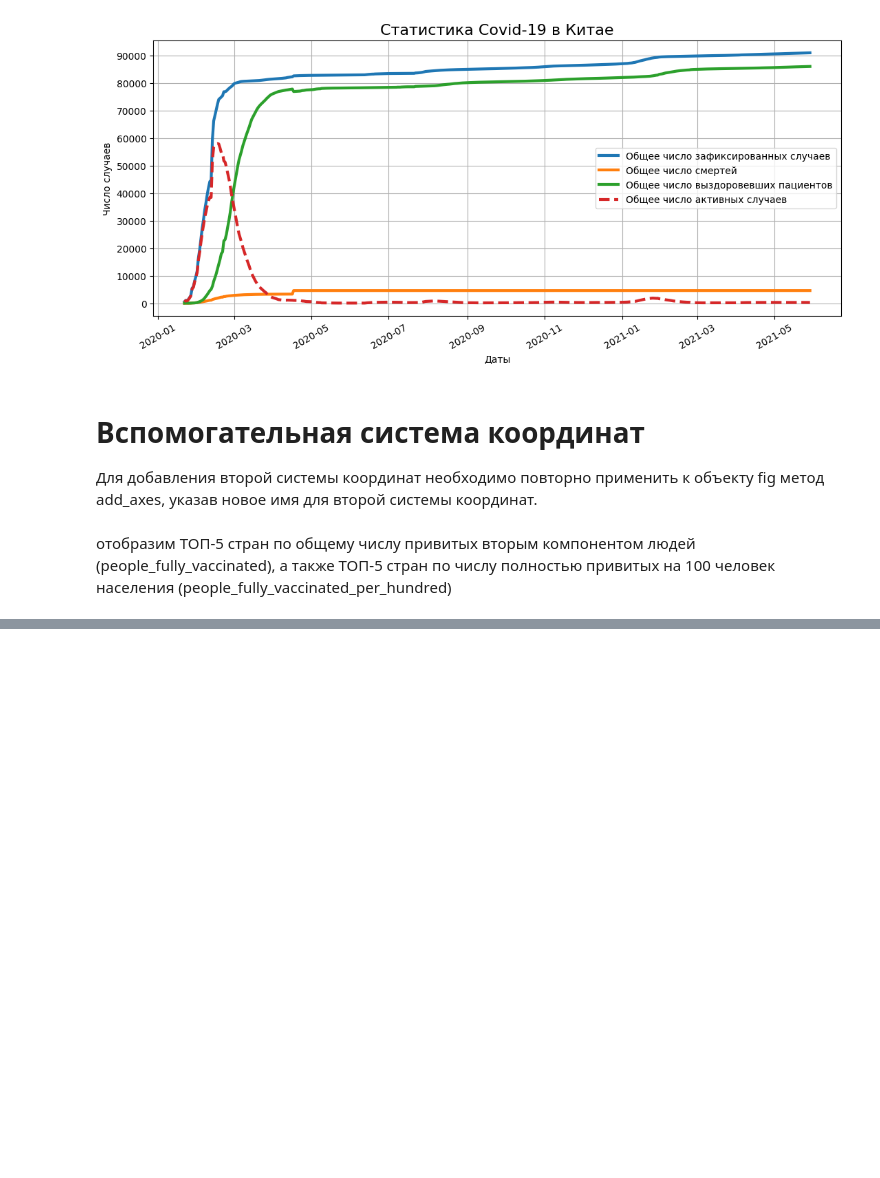
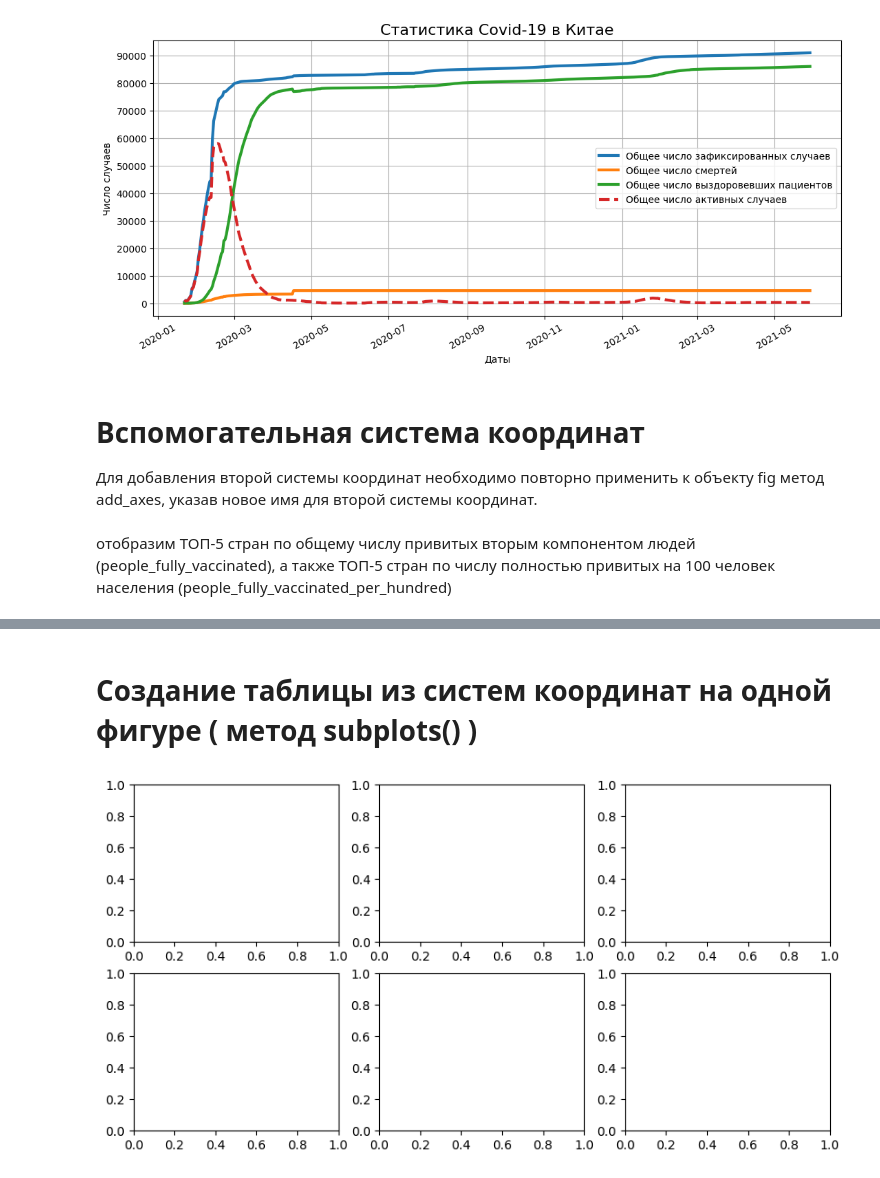
Before and after one commit to UdTatyana/SF-Data-Science, a Jupyter notebook: Skillfactory/PY_13 Визуализация/Theory_13.ipynb, the cells around one changed output, grey strips where cells are left out. Drawn from its saved outputs; the diff is of its cells as text; code cells hidden in the pictures; blank space fills up the shorter version.

```diff
--- a/Skillfactory/PY_13 Визуализация/Theory_13.ipynb
+++ b/Skillfactory/PY_13 Визуализация/Theory_13.ipynb
@@ -368,0 +381,6 @@ main_axes.bar(
+# %% [markdown]
+# Создание таблицы из систем координат на одной фигуре ( метод subplots() )
+# %%
+fig, axes = plt.subplots(nrows=2, ncols=3, figsize=(10,5))
+# %% [output]
+[figure, added]
```
Also changed, not shown: parts of 8 cells of this notebook.
